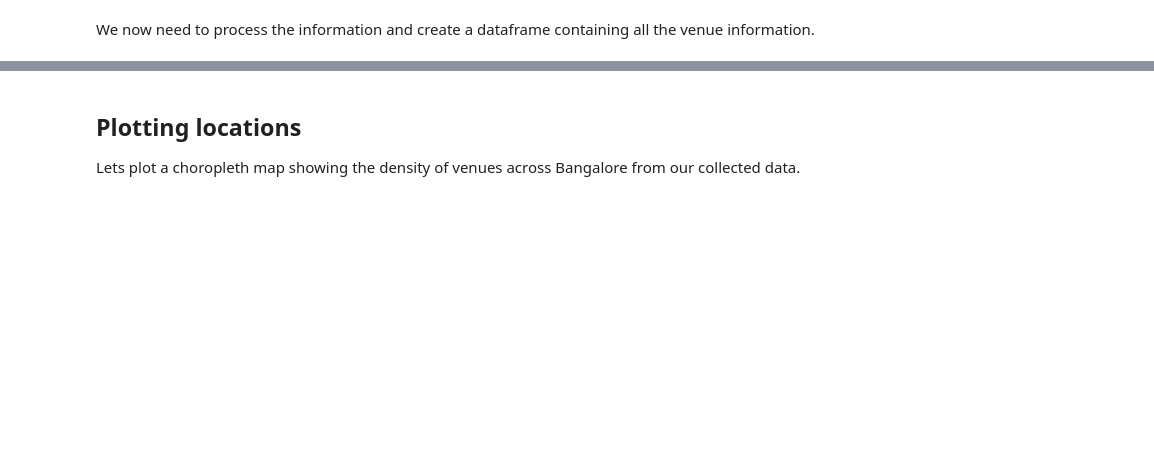
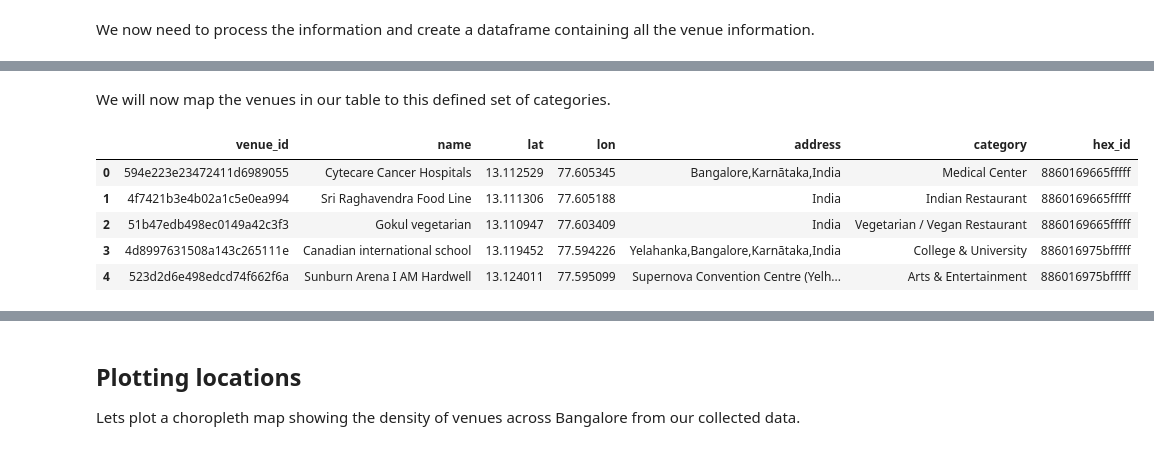
Before and after one commit to ngjoseph/Coursera_Capstone, a Jupyter notebook: notebooks/04_bangalore_foursquare_data.ipynb, the cells around one changed output, grey strips where cells are left out. Cells and saved outputs as stored; diff of their text form; code cells hidden in the pictures; blank space fills up the shorter version.

```diff
--- a/notebooks/04_bangalore_foursquare_data.ipynb
+++ b/notebooks/04_bangalore_foursquare_data.ipynb
@@ -302,0 +388,46 @@ Name: venue_id, dtype: int64
+# %%
+custom_category_map = {}
+
+# Adding sub-category sets
+for key, val in sub_category_list.items():
+    sub_cats = []
+    for top in top_level_cats:
+        for sub in top['categories']:
+            if sub['name'] in val:
+                sub_cats.extend(nested_lookup('name', sub))
+    custom_category_map[key] = sub_cats
+
+# Map all other to top level cats
+for top in top_level_cats:
+    key = top['name']
+    if key == 'Food':
+        key = 'Restaurant' # Rename Food to Restaurant
+    children = set(nested_lookup('name', top))
+    # Remove all children categories that have already been assigned
+    for v in custom_category_map.values():
+        children = children - set(v) # Convert to set to find difference
+    custom_category_map[key] = list(children) # Convert to list for saving to JSON
+
+# Save to file
+with open('../data/fourquare_categories_custom_map.json', 'w') as out_file:
+    json.dump(custom_category_map, out_file)
+# %% [markdown]
+We will now map the venues in our table to this defined set of categories.
+# %%
+new_categories = []
+for old_category in df_venues['category']:
+    for key, val in custom_category_map.items():
+        if old_category in val:
+            new_categories.append(key)
+            break
+
+# Assign new categories to dataframe and display
+df_venues['category'] = new_categories
+df_venues.head()
+# %% [output]
+|  | venue_id | name | lat | lon | address | category | hex_id |
+| 0 | 594e223e23472411d6989055 | Cytecare Cancer Hospitals | 13.112529 | 77.605345 | Bangalore,Karnātaka,India | Medical Center | 8860169665fffff |
+| 1 | 4f7421b3e4b02a1c5e0ea994 | Sri Raghavendra Food Line | 13.111306 | 77.605188 | India | Indian Restaurant | 8860169665fffff |
+| 2 | 51b47edb498ec0149a42c3f3 | Gokul vegetarian | 13.110947 | 77.603409 | India | Vegetarian / Vegan Restaurant | 8860169665fffff |
+| 3 | 4d8997631508a143c265111e | Canadian international school | 13.119452 | 77.594226 | Yelahanka,Bangalore,Karnātaka,India | College & University | 886016975bfffff |
+| 4 | 523d2d6e498edcd74f662f6a | Sunburn Arena I AM Hardwell | 13.124011 | 77.595099 | Supernova Convention Centre (Yelh... | Arts & Entertainment | 886016975bfffff |
```
Also changed, not shown: parts of 19 cells of this notebook, 8 other files.
